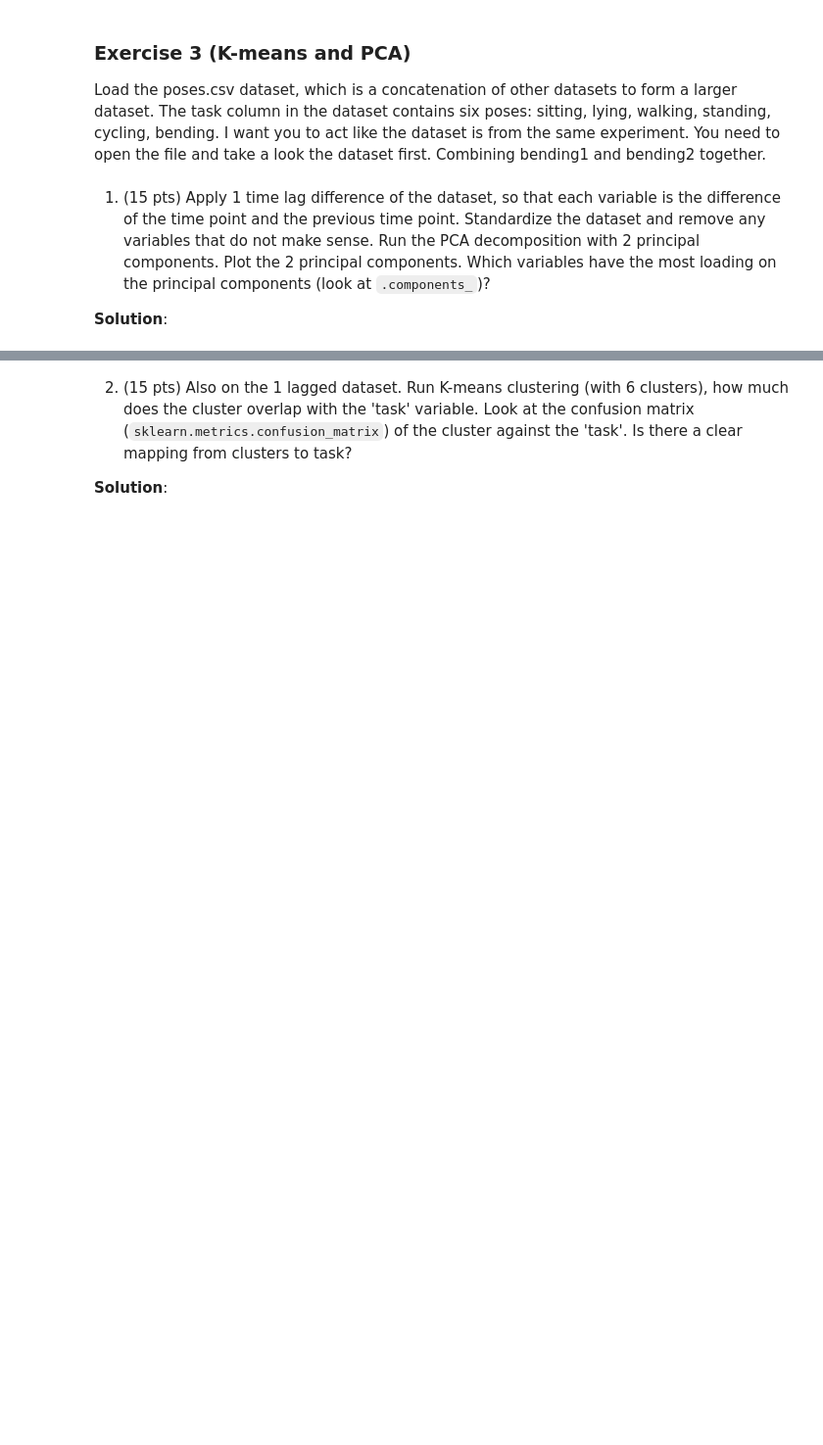
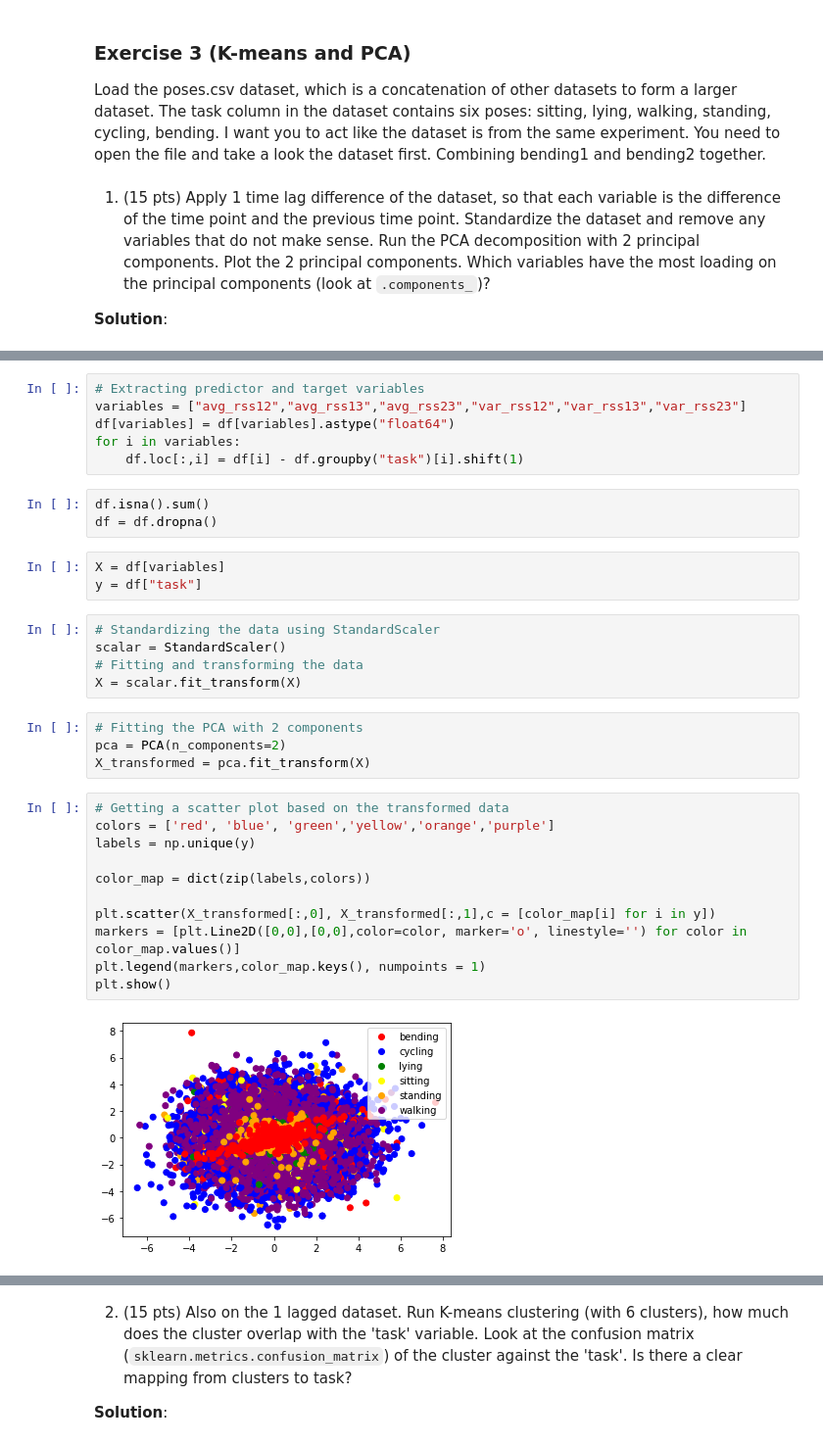
Before and after one commit to jaydbendre/STA208, a Jupyter notebook: Homeworks/Homework - 2/hw2/hw2.ipynb, the cells around one changed output, grey strips where cells are left out. Shown: that part at 98% size. Cells and saved outputs as stored; diff of their text form; blank space fills up the shorter version.

```diff
--- a/Homeworks/Homework - 2/hw2/hw2.ipynb
+++ b/Homeworks/Homework - 2/hw2/hw2.ipynb
@@ -322,0 +531,34 @@ from sklearn.cluster import KMeans
+# %%
+# Extracting predictor and target variables
+variables = ["avg_rss12","avg_rss13","avg_rss23","var_rss12","var_rss13","var_rss23"]
+df[variables] = df[variables].astype("float64")
+for i in variables:
+    df.loc[:,i] = df[i] - df.groupby("task")[i].shift(1)
+# %%
+df.isna().sum()
+df = df.dropna()
+# %%
+X = df[variables]
+y = df["task"]
+# %%
+# Standardizing the data using StandardScaler
+scalar = StandardScaler()
+# Fitting and transforming the data
+X = scalar.fit_transform(X)
+# %%
+# Fitting the PCA with 2 components
+pca = PCA(n_components=2)
+X_transformed = pca.fit_transform(X)
+# %%
+# Getting a scatter plot based on the transformed data
+colors = ['red', 'blue', 'green','yellow','orange','purple']
+labels = np.unique(y)
+
+color_map = dict(zip(labels,colors))
+
+plt.scatter(X_transformed[:,0], X_transformed[:,1],c = [color_map[i] for i in y])
+markers = [plt.Line2D([0,0],[0,0],color=color, marker='o', linestyle='') for color in color_map.values()]
+plt.legend(markers,color_map.keys(), numpoints = 1)
+plt.show()
+# %% [output]
+[figure, added]
```
Also changed, not shown: parts of 31 cells of this notebook, 14 other files.
